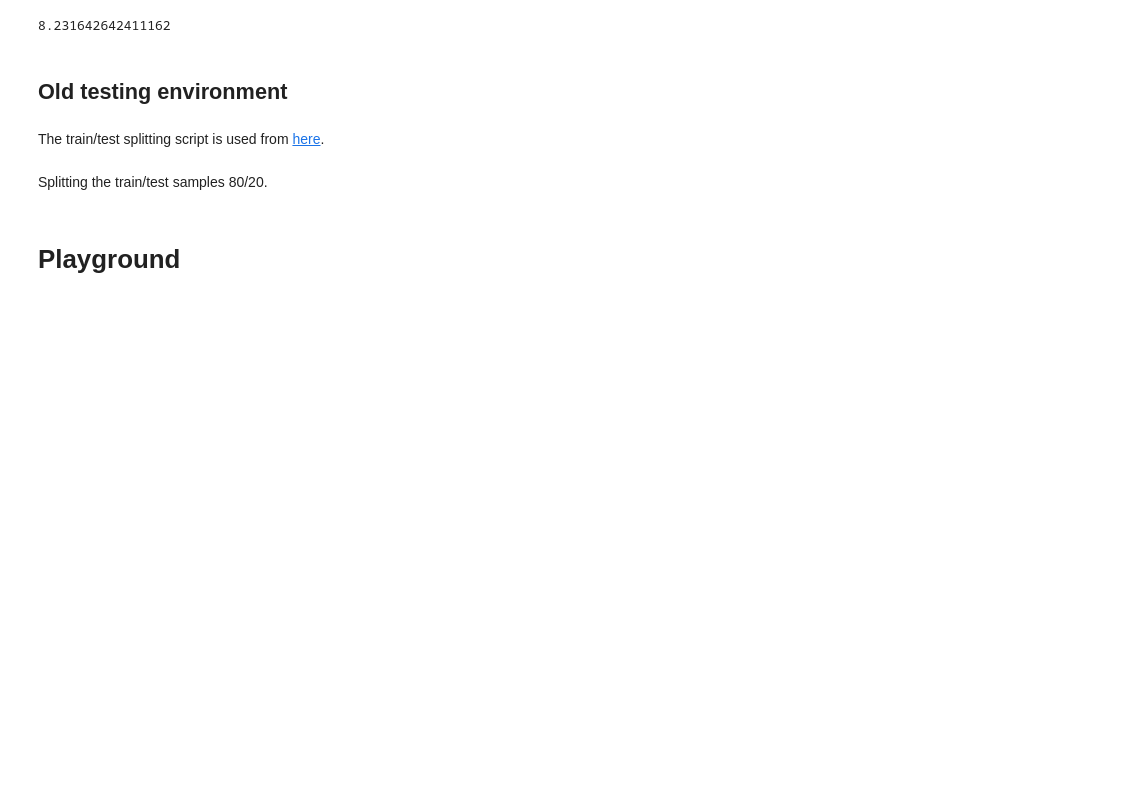
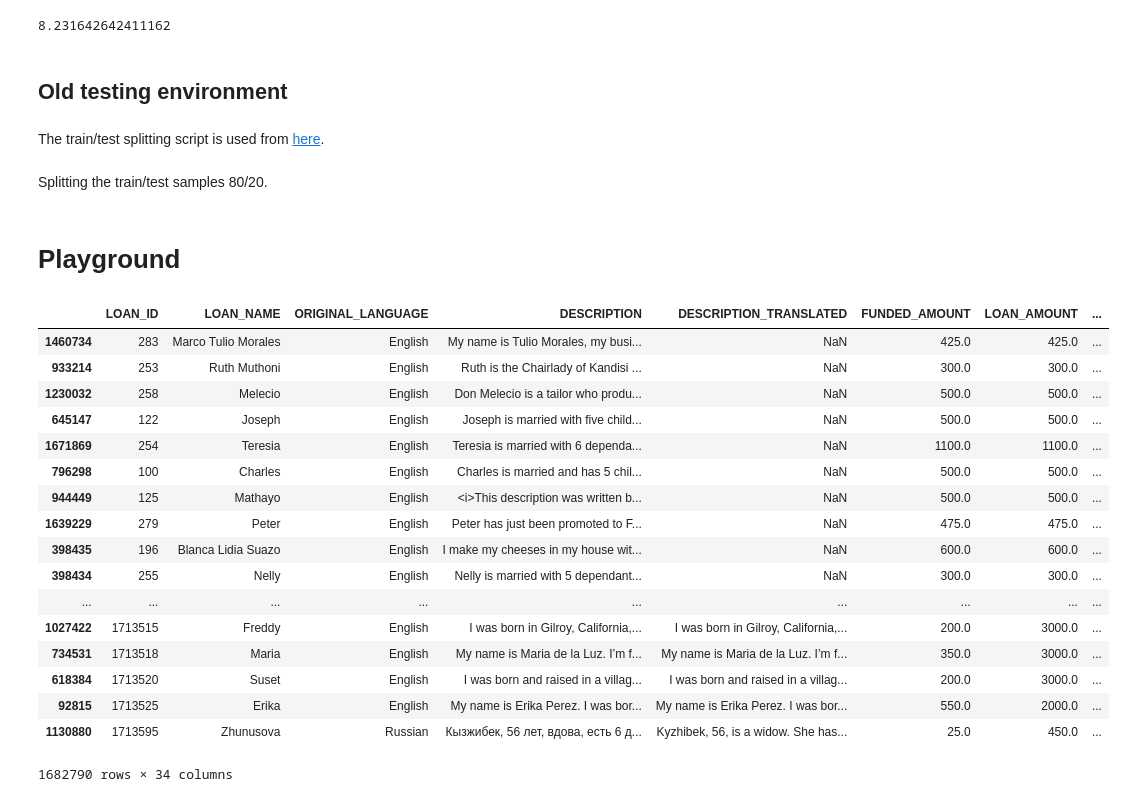
Before and after one commit to dKustura/kiva-cf, a Jupyter notebook: kiva-cf.ipynb, the cells around one changed output. Saved outputs shown, nothing was run; the diff lists cells and outputs as text; code cells hidden in the pictures; blank space fills up the shorter version.

```diff
--- a/kiva-cf.ipynb
+++ b/kiva-cf.ipynb
@@ -694,0 +688,22 @@ utility_matrix.shape
+# %%
+lns = lns.sort_values(by='POSTED_TIME')
+lns
+# %% [output]
+|  | LOAN_ID | LOAN_NAME | ORIGINAL_LANGUAGE | DESCRIPTION | DESCRIPTION_TRANSLATED | FUNDED_AMOUNT | LOAN_AMOUNT | ... |
+| 1460734 | 283 | Marco Tulio Morales | English | My name is Tulio Morales, my busi... | NaN | 425.0 | 425.0 | ... |
+| 933214 | 253 | Ruth Muthoni | English | Ruth is the Chairlady of Kandisi ... | NaN | 300.0 | 300.0 | ... |
+| 1230032 | 258 | Melecio | English | Don Melecio is a tailor who produ... | NaN | 500.0 | 500.0 | ... |
+| 645147 | 122 | Joseph | English | Joseph is married with five child... | NaN | 500.0 | 500.0 | ... |
+| 1671869 | 254 | Teresia | English | Teresia is married with 6 dependa... | NaN | 1100.0 | 1100.0 | ... |
+| 796298 | 100 | Charles | English | Charles is married and has 5 chil... | NaN | 500.0 | 500.0 | ... |
+| 944449 | 125 | Mathayo | English | <i>This description was written b... | NaN | 500.0 | 500.0 | ... |
+| 1639229 | 279 | Peter | English | Peter has just been promoted to F... | NaN | 475.0 | 475.0 | ... |
+| 398435 | 196 | Blanca Lidia Suazo | English | I make my cheeses in my house wit... | NaN | 600.0 | 600.0 | ... |
+| 398434 | 255 | Nelly | English | Nelly is married with 5 dependant... | NaN | 300.0 | 300.0 | ... |
+| ... | ... | ... | ... | ... | ... | ... | ... | ... |
+| 1027422 | 1713515 | Freddy | English | I was born in Gilroy, California,... | I was born in Gilroy, California,... | 200.0 | 3000.0 | ... |
+| 734531 | 1713518 | Maria | English | My name is Maria de la Luz. I’m f... | My name is Maria de la Luz. I’m f... | 350.0 | 3000.0 | ... |
+| 618384 | 1713520 | Suset | English | I was born and raised in a villag... | I was born and raised in a villag... | 200.0 | 3000.0 | ... |
+| 92815 | 1713525 | Erika | English | My name is Erika Perez. I was bor... | My name is Erika Perez. I was bor... | 550.0 | 2000.0 | ... |
+| 1130880 | 1713595 | Zhunusova | Russian | Кызжибек, 56 лет, вдова, есть 6 д... | Kyzhibek, 56, is a widow. She has... | 25.0 | 450.0 | ... |
+1682790 rows × 34 columns
```
Also changed, not shown: parts of 15 cells of this notebook, 5 other files.
